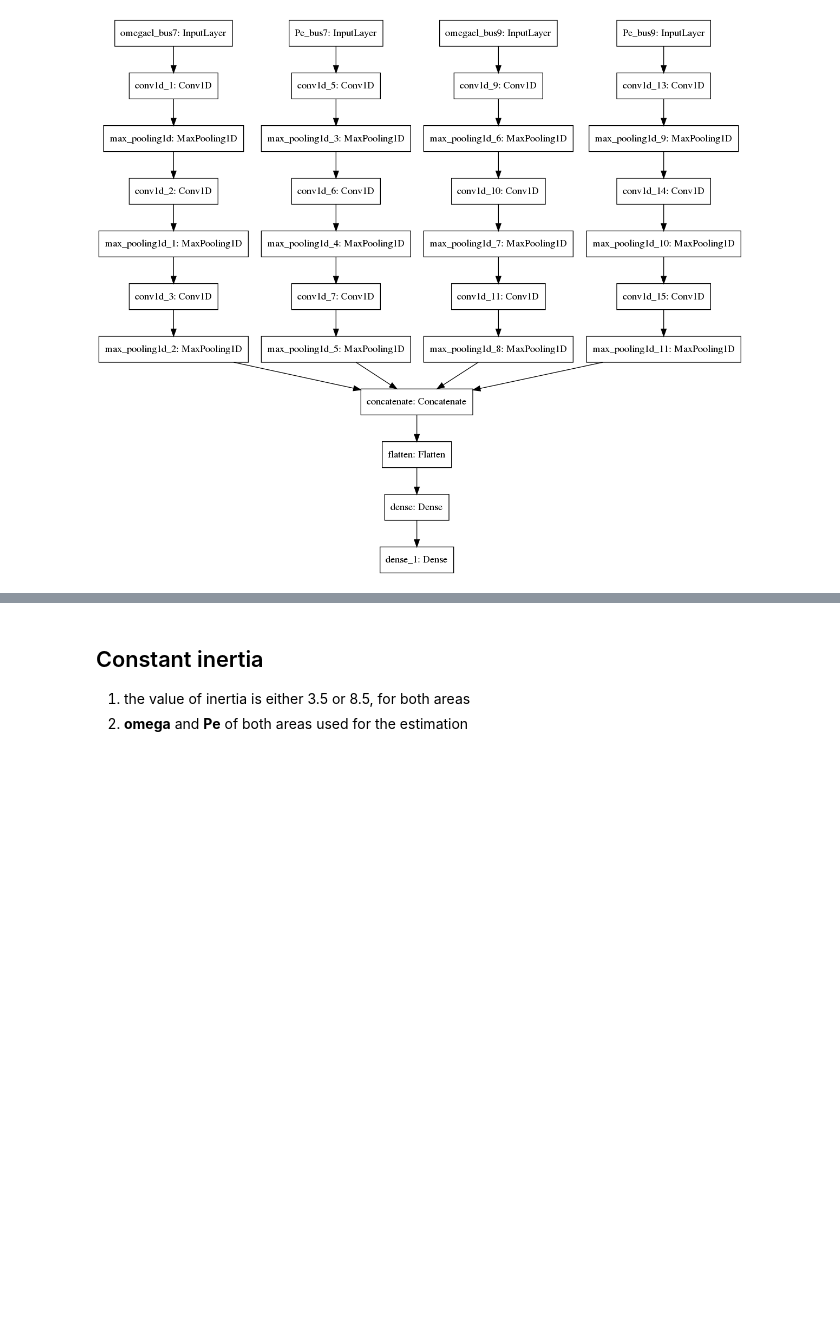
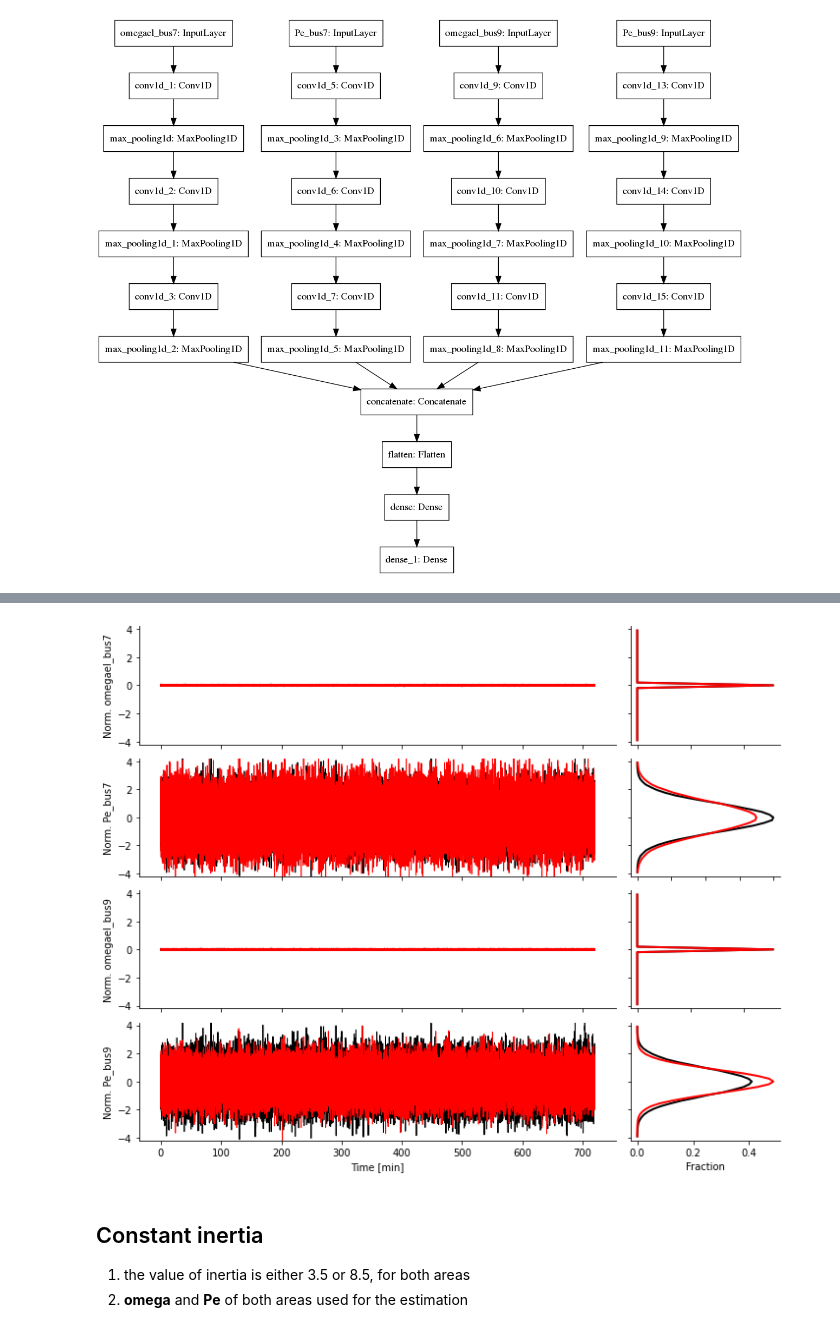
Before and after one commit to danielelinaro/inertia, a Jupyter notebook: notebooks/Inertia_estimation_two-area_multi_area.ipynb, the cells around one changed output, grey strips where cells are left out. Saved outputs shown, nothing was run; the diff lists cells and outputs as text; code cells hidden in the pictures; blank space fills up the shorter version.

```diff
--- a/notebooks/Inertia_estimation_two-area_multi_area.ipynb
+++ b/notebooks/Inertia_estimation_two-area_multi_area.ipynb
@@ -126,3 +249,29 @@ keras.utils.plot_model(model, show_shapes=False, dpi=96)
+# %%
+fig = plt.figure(figsize = (10,8))
+gs = fig.add_gridspec(4, 4)
+ax = []
+idx = t > 1000
+cmap = 'kr'
+for i,var_name in enumerate(var_names):
+    ax.append([fig.add_subplot(gs[i,:3]), fig.add_subplot(gs[i,-1])])
+    for j in range(2):
+        n,edges = np.histogram(data_normalized[j][var_name], bins=41, range=[-4,4], density=True)
+        ax[-1][0].plot(t / 60, data_normalized[j][var_name], cmap[j], lw=1)
+        ax[-1][1].plot(n, edges[:-1] + np.diff(edges[:2])[0] / 2, cmap[j], lw=2)
+        ax[-1][0].set_ylim([-4.2,4.2])
+        ax[-1][1].set_ylim(ax[-1][0].get_ylim())
+        ax[-1][1].set_yticklabels([])
+        ax[-1][0].set_ylabel('Norm. ' + var_name)
+        for k in range(2):
+            if var_name != var_names[-1]:
+                ax[-1][k].set_xticklabels([])
+            for side in 'right','top':
+                ax[-1][k].spines[side].set_visible(False)
+ax[-1][0].set_xlabel('Time [min]')
+ax[-1][1].set_xlabel('Fraction')
+fig.tight_layout()
+# %% [output]
+[figure, added]
 # %% [markdown]
 ## Constant inertia
 1. the value of inertia is either 3.5 or 8.5, for both areas
```
Also changed, not shown: parts of 35 cells of this notebook, 10 other files.
